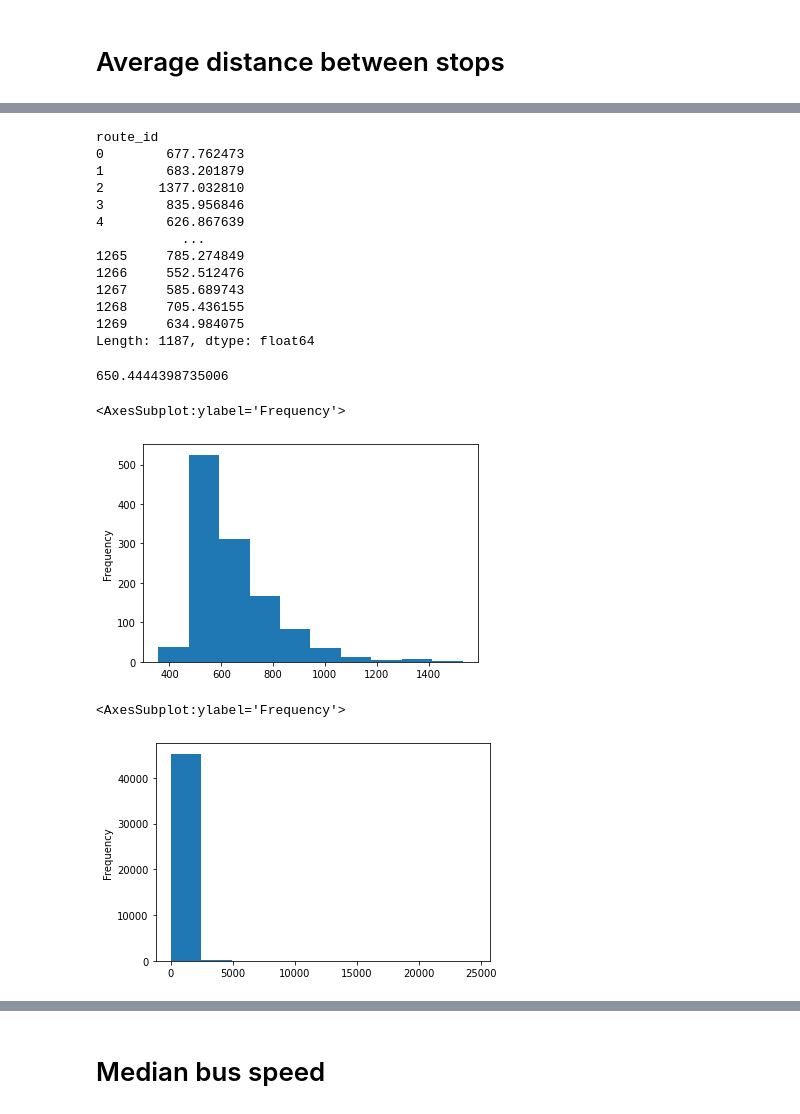
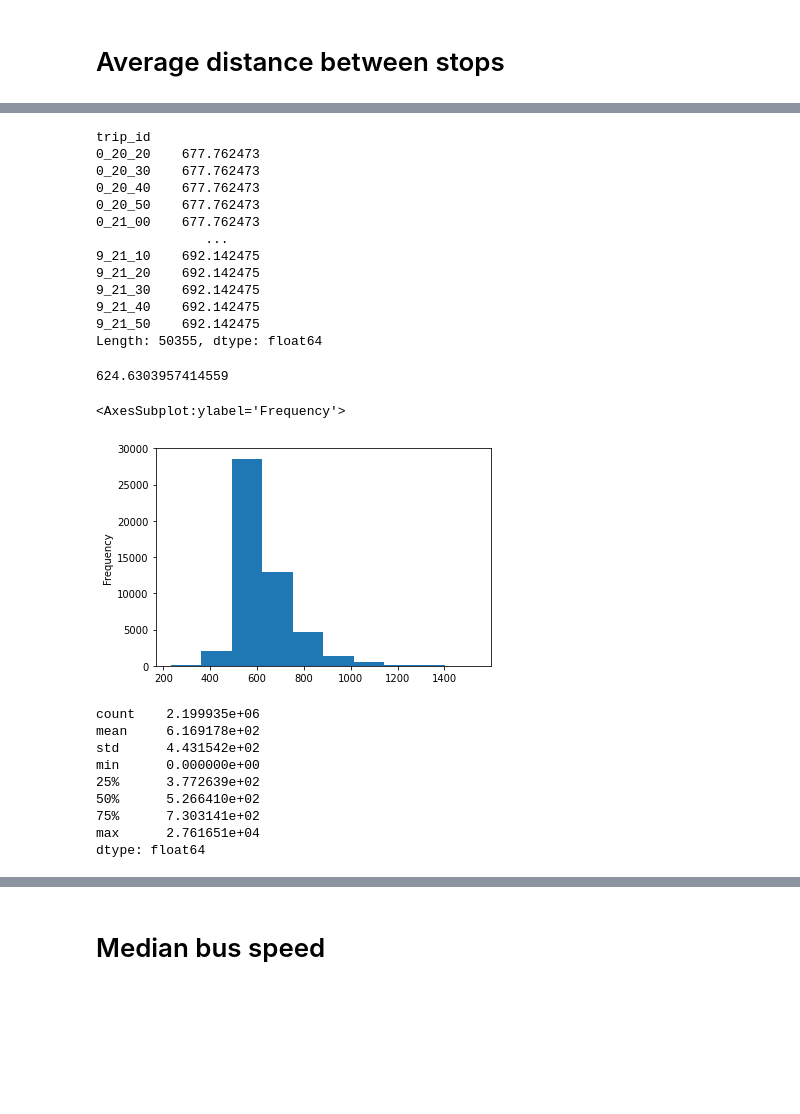
Before and after one commit to akazukin5151/comparative-accessibility, a Jupyter notebook: delhi.ipynb, the cells around one changed output, grey strips where cells are left out. Saved outputs shown, nothing was run; the diff lists cells and outputs as text; code cells hidden in the pictures; blank space fills up the shorter version.

```diff
--- a/delhi.ipynb
+++ b/delhi.ipynb
@@ -231,0 +98,3 @@ Length: 1187, dtype: object
+# %%
+stop_times_with_loc = stop_times.merge(stops, on='stop_id')
+stop_times_with_loc
@@ -231,0 +153,11 @@ Length: 1187, dtype: object
+# %%
+def f(x):
+    df = x.sort_values('stop_sequence')
+    points = df[['stop_lon', 'stop_lat']].apply(
+        lambda row: transformer(Point(row.stop_lon, row.stop_lat)),
+        axis=1
+    )
+    return LineString(points.reset_index(drop=True))
+
+trip_lines = stop_times_with_loc.groupby('trip_id').apply(f)
+trip_lines
@@ -286,0 +216,11 @@ Length: 1187, dtype: object
+# %%
+def f(x):
+    df = x.sort_values('stop_sequence')
+    points = df[['stop_lon', 'stop_lat']].apply(
+        lambda row: transformer(Point(row.stop_lon, row.stop_lat)),
+        axis=1
+    )
+    return calc_distances(points.reset_index(drop=True))
+
+trip_stop_dists = stop_times_with_loc.groupby('trip_id').apply(f)
+trip_stop_dists
@@ -287,33 +241,40 @@ Length: 1187, dtype: object
 # %%
-route_avg_stop_dists = route_stop_dists.apply(np.mean)
-route_avg_stop_dists
+trip_avg_stop_dists = trip_stop_dists.apply(np.mean)
+trip_avg_stop_dists
 # %% [output]
-route_id
-0        677.762473
-1        683.201879
-2       1377.032810
-3        835.956846
-4        626.867639
-           ...
-1265     785.274849
-1266     552.512476
-1267     585.689743
-1268     705.436155
-1269     634.984075
-Length: 1187, dtype: float64
+trip_id
+0_20_20    677.762473
+0_20_30    677.762473
+0_20_40    677.762473
+0_20_50    677.762473
+0_21_00    677.762473
+              ...
+9_21_10    692.142475
+9_21_20    692.142475
+9_21_30    692.142475
+9_21_40    692.142475
+9_21_50    692.142475
+Length: 50355, dtype: float64
 # %%
 # Global average distance between stops (TODO: what units?)
-route_avg_stop_dists.mean()
+trip_avg_stop_dists.mean()
 # %% [output]
-650.4444398735006
+624.6303957414559
 # %%
-route_avg_stop_dists.plot.hist()
+trip_avg_stop_dists.plot.hist()
 # %% [output]
 <AxesSubplot:ylabel='Frequency'>
-[figure, old version]
+[figure, new version]
 # %%
 # The individual distances between every stops in every route
-route_stop_dists.explode().plot.hist()
+trip_stop_dists.explode().astype(float).describe()
 # %% [output]
-<AxesSubplot:ylabel='Frequency'>
+count    2.199935e+06
+mean     6.169178e+02
+std      4.431542e+02
+min      0.000000e+00
+25%      3.772639e+02
+50%      5.266410e+02
+75%      7.303141e+02
+max      2.761651e+04
+dtype: float64
-[figure, removed]
```
Also changed, not shown: parts of 43 cells of this notebook, 1 other file.
